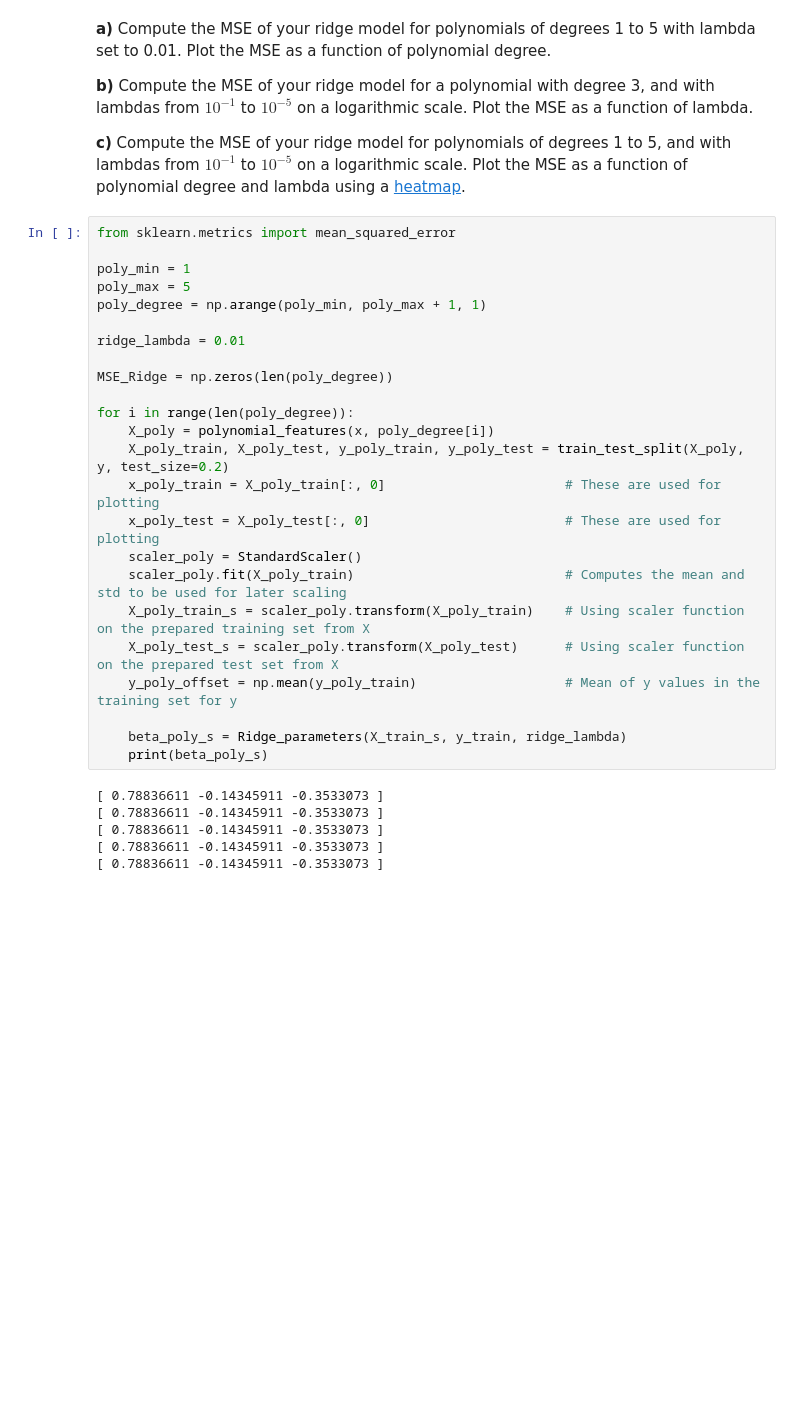
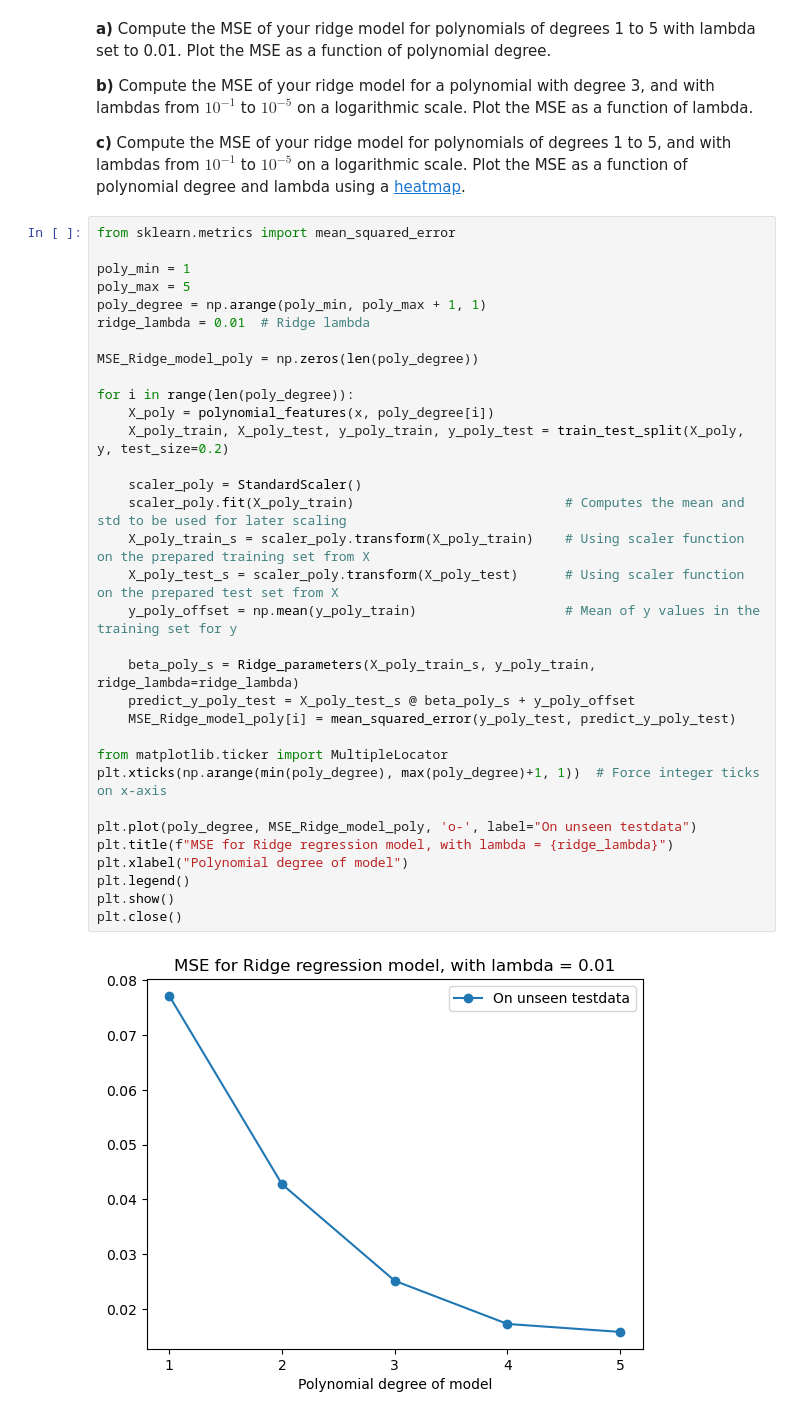
Before and after one commit to johnmagj/FYS-STK4155, a Jupyter notebook: Week36/exercises_week36.ipynb, the cells around one changed output. Drawn from its saved outputs; the diff is of its cells as text; blank space fills up the shorter version.

```diff
--- a/Week36/exercises_week36.ipynb
+++ b/Week36/exercises_week36.ipynb
@@ -236,30 +236,35 @@ plt.close()
 # %%
 from sklearn.metrics import mean_squared_error
 
 poly_min = 1
 poly_max = 5
 poly_degree = np.arange(poly_min, poly_max + 1, 1)
+ridge_lambda = 0.01  # Ridge lambda
 
-ridge_lambda = 0.01
-
-MSE_Ridge = np.zeros(len(poly_degree))
+MSE_Ridge_model_poly = np.zeros(len(poly_degree))
 
 for i in range(len(poly_degree)):
     X_poly = polynomial_features(x, poly_degree[i])
     X_poly_train, X_poly_test, y_poly_train, y_poly_test = train_test_split(X_poly, y, test_size=0.2)
-    x_poly_train = X_poly_train[:, 0]                       # These are used for plotting
-    x_poly_test = X_poly_test[:, 0]                         # These are used for plotting
+
     scaler_poly = StandardScaler()
     scaler_poly.fit(X_poly_train)                           # Computes the mean and std to be used for later scaling
     X_poly_train_s = scaler_poly.transform(X_poly_train)    # Using scaler function on the prepared training set from X
     X_poly_test_s = scaler_poly.transform(X_poly_test)      # Using scaler function on the prepared test set from X
     y_poly_offset = np.mean(y_poly_train)                   # Mean of y values in the training set for y
 
-    beta_poly_s = Ridge_parameters(X_train_s, y_train, ridge_lambda)
-    print(beta_poly_s)
+    beta_poly_s = Ridge_parameters(X_poly_train_s, y_poly_train, ridge_lambda=ridge_lambda)
+    predict_y_poly_test = X_poly_test_s @ beta_poly_s + y_poly_offset
+    MSE_Ridge_model_poly[i] = mean_squared_error(y_poly_test, predict_y_poly_test)
+
+from matplotlib.ticker import MultipleLocator
+plt.xticks(np.arange(min(poly_degree), max(poly_degree)+1, 1))  # Force integer ticks on x-axis
+
+plt.plot(poly_degree, MSE_Ridge_model_poly, 'o-', label="On unseen testdata")
+plt.title(f"MSE for Ridge regression model, with lambda = {ridge_lambda}")
+plt.xlabel("Polynomial degree of model")
+plt.legend()
+plt.show()
+plt.close()
 # %% [output]
-[ 0.78836611 -0.14345911 -0.3533073 ]
-[ 0.78836611 -0.14345911 -0.3533073 ]
-[ 0.78836611 -0.14345911 -0.3533073 ]
-[ 0.78836611 -0.14345911 -0.3533073 ]
-[ 0.78836611 -0.14345911 -0.3533073 ]
+[figure, added]
```
Also changed, not shown: parts of 1 cell of this notebook.
